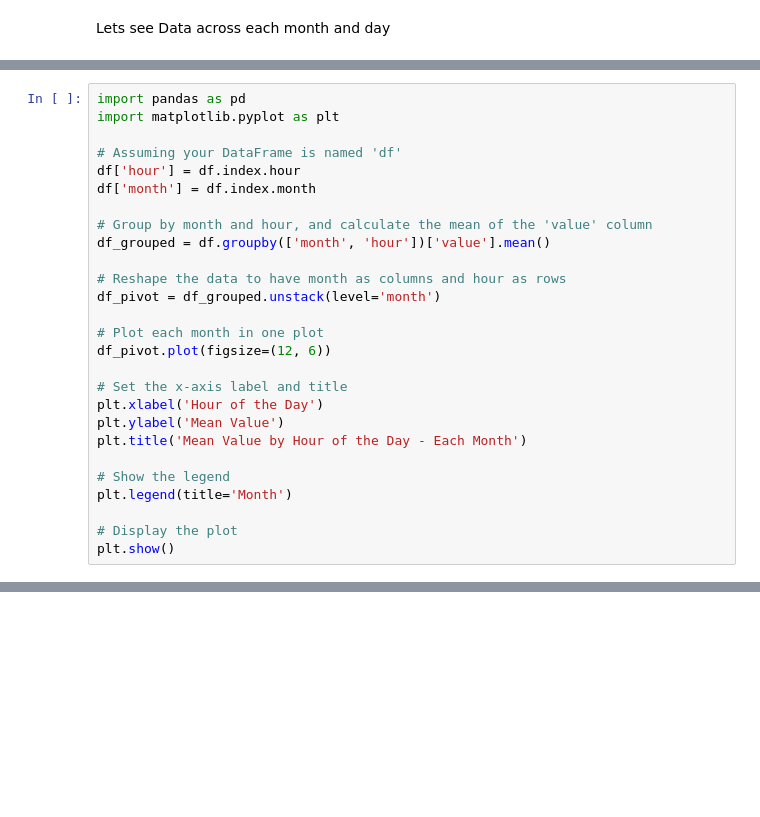
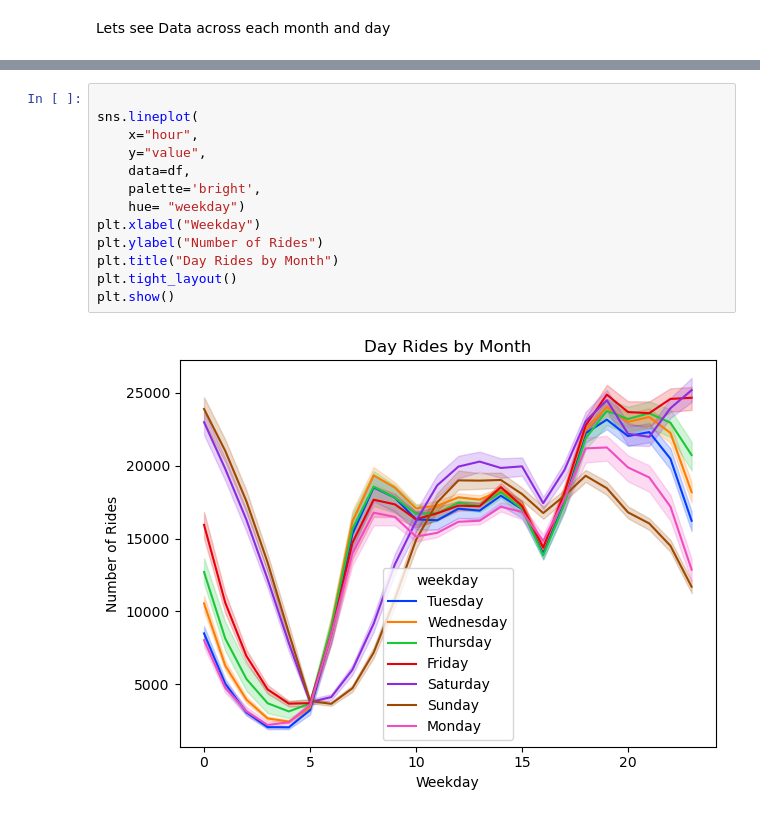
Before and after one commit to ShubhamMisar-12/NYC-Taxi-Traffic-Analysis, a Jupyter notebook: NYC Taxi Data Analysis.ipynb, the cells around one changed output, grey strips where cells are left out. Cells and saved outputs as stored; diff of their text form; blank space fills up the shorter version.

```diff
--- a/NYC Taxi Data Analysis.ipynb
+++ b/NYC Taxi Data Analysis.ipynb
@@ -161,27 +137,0 @@ plt.show()
-# %%
-import pandas as pd
-import matplotlib.pyplot as plt
-
-# Assuming your DataFrame is named 'df'
-df['hour'] = df.index.hour
-df['month'] = df.index.month
-
-# Group by month and hour, and calculate the mean of the 'value' column
-df_grouped = df.groupby(['month', 'hour'])['value'].mean()
-
-# Reshape the data to have month as columns and hour as rows
-df_pivot = df_grouped.unstack(level='month')
-
-# Plot each month in one plot
-df_pivot.plot(figsize=(12, 6))
-
-# Set the x-axis label and title
-plt.xlabel('Hour of the Day')
-plt.ylabel('Mean Value')
-plt.title('Mean Value by Hour of the Day - Each Month')
-
-# Show the legend
-plt.legend(title='Month')
-
-# Display the plot
-plt.show()
@@ -217,0 +180,15 @@ plt.show()
+# %%
+
+sns.lineplot(
+    x="hour",
+    y="value",
+    data=df,
+    palette='bright',
+    hue= "weekday")
+plt.xlabel("Weekday")
+plt.ylabel("Number of Rides")
+plt.title("Day Rides by Month")
+plt.tight_layout()
+plt.show()
+# %% [output]
+[figure, added]
```
Also changed, not shown: parts of 13 cells of this notebook.
